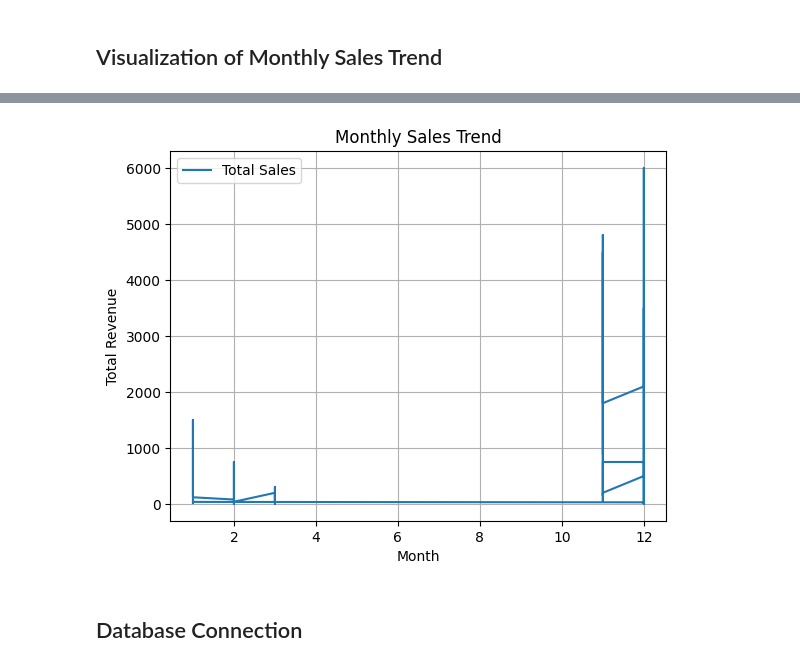
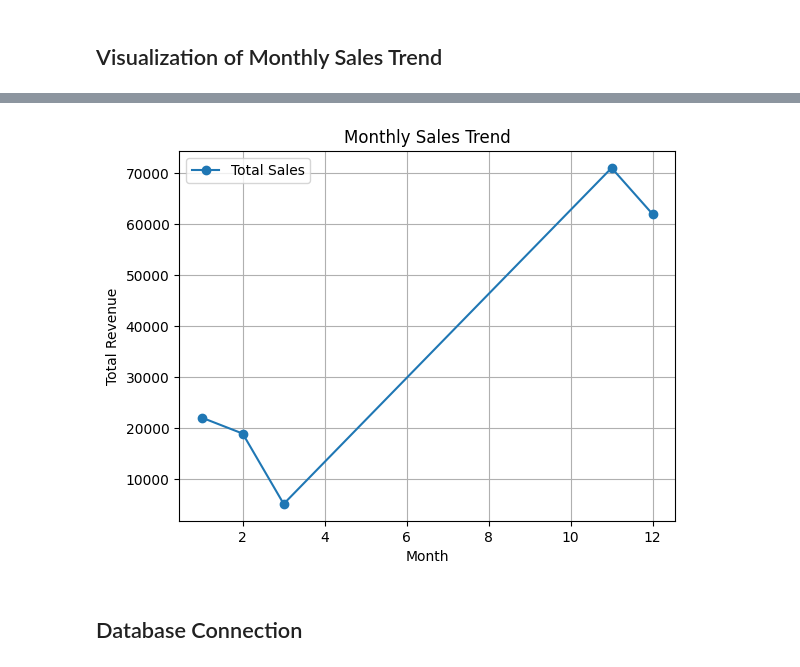
Before and after one commit to Prince-K-cmd/week2-lab, a Jupyter notebook: Lab_Exercises/lab_exercise_1.ipynb, the cells around one changed output, grey strips where cells are left out. Cells and saved outputs as stored; diff of their text form; code cells hidden in the pictures.

```diff
--- a/Lab_Exercises/lab_exercise_1.ipynb
+++ b/Lab_Exercises/lab_exercise_1.ipynb
@@ -302,18 +302,21 @@ import numpy as np
 # Temporal merge of c_orders_data_df, c_order_item_data_df and c_products_data_df
 # Merged temporally on product_id in order to easily calculate total_revenue based on the quantity and price
 # suffixes added to avoid duplicate column names
-order_merge_order_item_merge_product = pd.merge(c_orders_data_df,c_order_item_data_df, how='left', on='product_id', suffixes=('_order', '_order_item')).merge(c_products_data_df, how='left', on='product_id')
-
+# order_merge_order_item_merge_product = pd.merge(c_orders_data_df,c_order_item_data_df, how='left', on='product_id', suffixes=('_order', '_order_item')).merge(c_products_data_df, how='left', on='product_id')
+# order_merge_order_item_merge_product = pd.merge(c_orders_data_df,c_order_item_data_df, how='left', on='product_id', suffixes=('_order', '_order_item')).merge(c_products_data_df, how='left', on='product_id')
+merged_order_product = pd.merge(c_orders_data_df,c_products_data_df, how='left', on='product_id')
 # order_merge_order_item_merge_product.head(10)
 
 
 # Calculate the total revenue for each order
 # order_merge_order_item_merge_product['total_revenue'] = order_merge_order_item_merge_product['price'] * order_merge_order_item_merge_product['quantity_order_item']
 
-c_orders_data_df['total_revenue'] = np.multiply(order_merge_order_item_merge_product['quantity_order_item'], order_merge_order_item_merge_product['price'])
+merged_order_product['total_revenue'] = np.multiply(merged_order_product['quantity'], merged_order_product['price'])
 
-display(order_merge_order_item_merge_product.head())
+# display(order_merge_order_item_merge_product.head(20))
 # display(c_orders_data_df.head())
 
-c_orders_data_df.head()
+# c_orders_data_df.head()
+
+merged_order_product.head()
 # %% [output]
@@ -376,2 +349,7 @@ None
 # %% [markdown]
 ## Visualization of Monthly Sales Trend
+# %%
+# Remove duplicate order_ids
+
+merged_order_product.drop_duplicates(subset='order_id', keep='first', inplace=True)
+merged_order_product.head()
@@ -377,0 +363,7 @@ None
+# %%
+# Grouping total_revenue according month
+# Include month in the columns of the table
+
+monthly_sales = merged_order_product.groupby('month').agg({'total_revenue': 'sum'}).reset_index()
+
+display(monthly_sales)
@@ -378,17 +377,17 @@ None
 # %%
 import matplotlib.pyplot as plt
 
-# Plot monthly sales trend with month on x-axis and total_revenue on y-axis
+# Plot monthly sales trend with month on x-axis and total_revenue grouped by month on y-axis
 
-plt.plot(c_orders_data_df['month'], c_orders_data_df['total_revenue'])
+plt.plot(monthly_sales['month'], monthly_sales['total_revenue'], marker='o', linestyle='-')
 plt.xlabel('Month')
 plt.ylabel('Total Revenue')
 plt.title('Monthly Sales Trend')
 plt.grid(True)
 plt.legend(['Total Sales'])
 plt.show()
 # %% [output]
-[figure, old version]
+[figure, new version]
 # %% [markdown]
 ## Database Connection
 # %%
```
Also changed, not shown: parts of 4 cells of this notebook.
